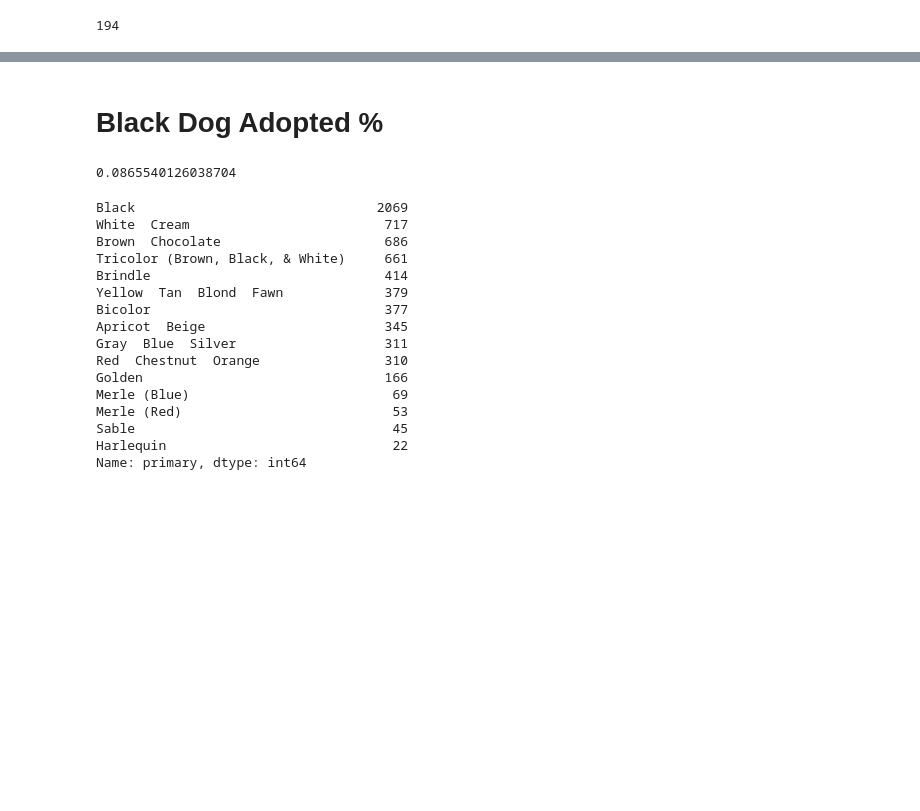
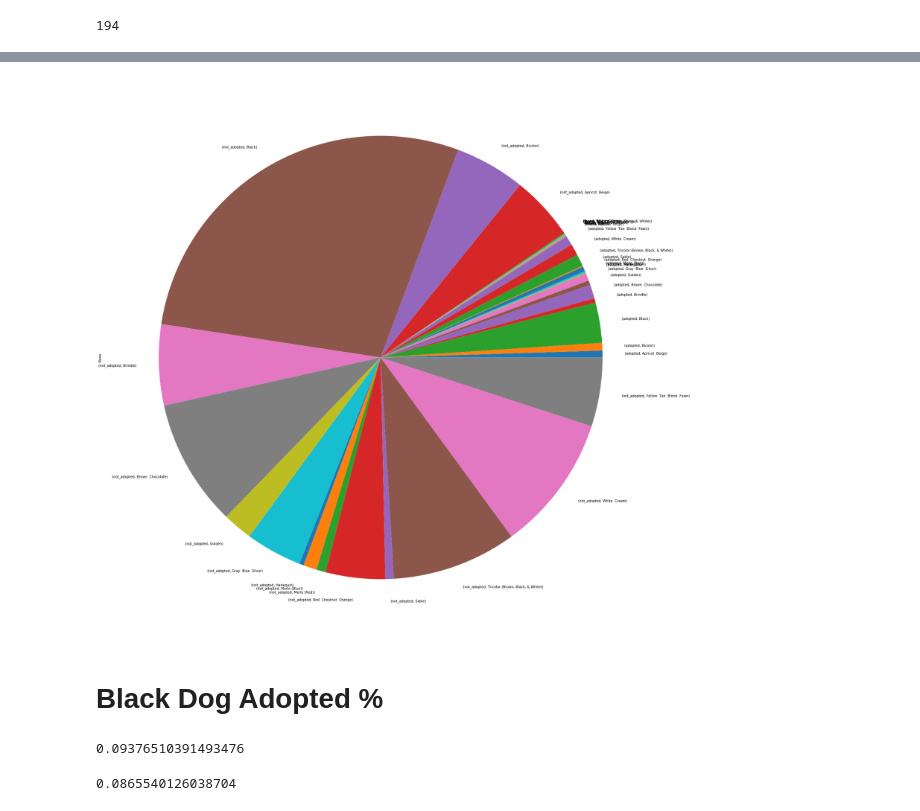
Before and after one commit to amsticksel/project8, a Jupyter notebook: pandasforcolor.ipynb, the cells around one changed output, grey strips where cells are left out. Drawn from its saved outputs; the diff is of its cells as text; code cells hidden in the pictures; blank space fills up the shorter version.

```diff
--- a/pandasforcolor.ipynb
+++ b/pandasforcolor.ipynb
@@ -66,29 +84,19 @@ df.groupby(['primary','status']).count()
+# %%
+groups.plot.pie(subplots=True, figsize=(60, 30))
+plt.gca().set_aspect('equal')
+# %% [output]
+[figure, added]
 # %% [markdown]
 # Black Dog Adopted %
 # %%
 black_percentage = black.loc['adopted','status']/black.sum()['status']
 # %%
 non_black_percentage = non_black.loc['adopted','status']/non_black.sum()['status']
+# %%
+black_percentage
+# %% [output]
+0.09376510391493476
 # %%
 non_black_percentage
 # %% [output]
 0.0865540126038704
-# %%
-df.primary.value_counts()
-# %% [output]
-Black                               2069
-White  Cream                         717
-Brown  Chocolate                     686
-Tricolor (Brown, Black, & White)     661
-Brindle                              414
-Yellow  Tan  Blond  Fawn             379
-Bicolor                              377
-Apricot  Beige                       345
-Gray  Blue  Silver                   311
-Red  Chestnut  Orange                310
-Golden                               166
-Merle (Blue)                          69
-Merle (Red)                           53
-Sable                                 45
-Harlequin                             22
-Name: primary, dtype: int64
```
Also changed, not shown: parts of 9 cells of this notebook, 1 other file.
